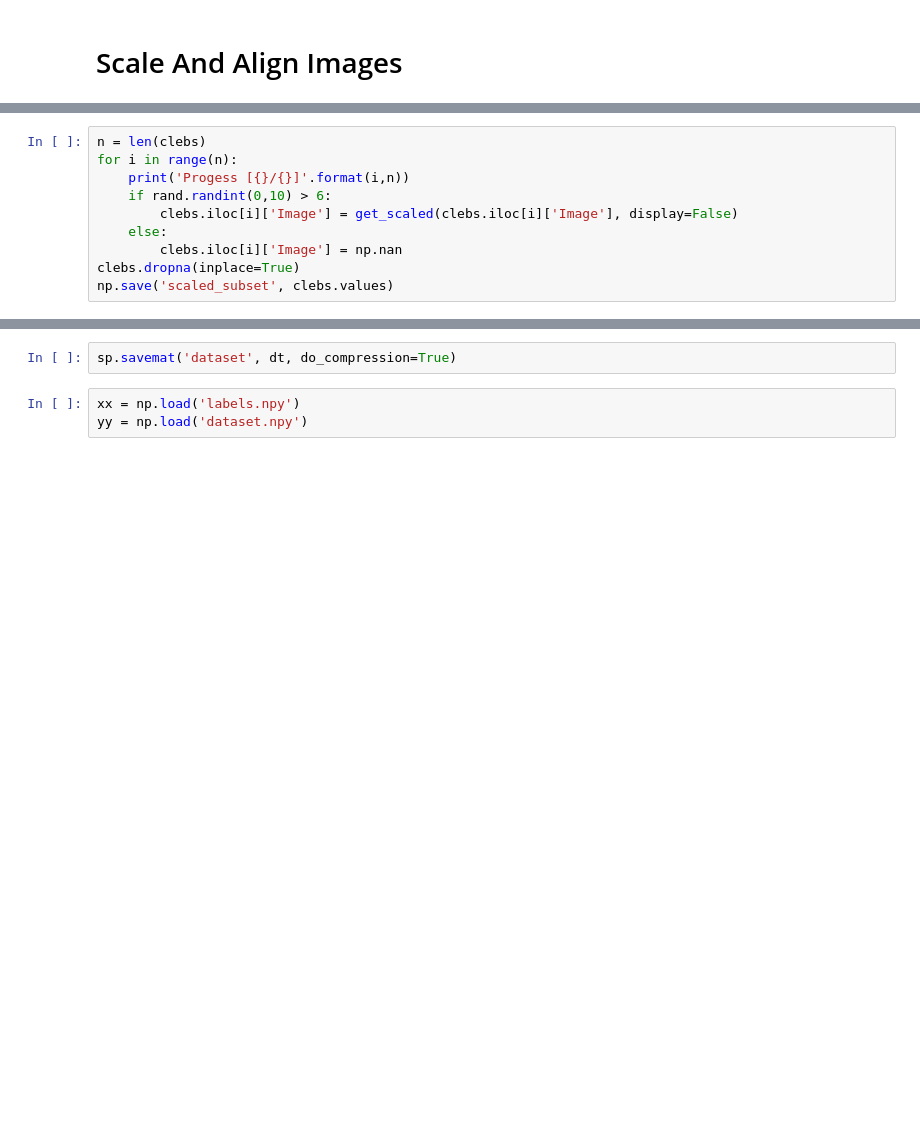
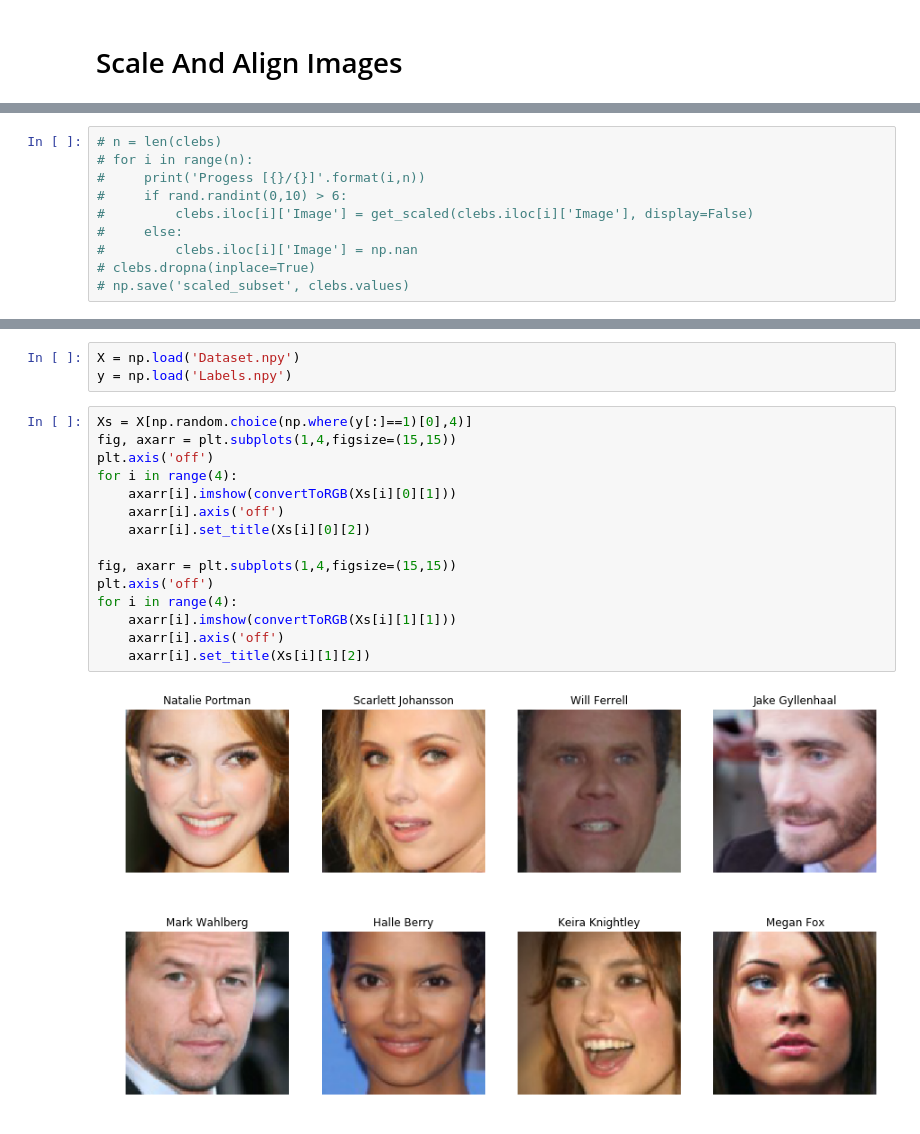
Before and after one commit to NihPat95/Face-Recognition, a Jupyter notebook: FaceRecognition.ipynb, the cells around one changed output, grey strips where cells are left out. Drawn from its saved outputs; the diff is of its cells as text; blank space fills up the shorter version.

```diff
--- a/FaceRecognition.ipynb
+++ b/FaceRecognition.ipynb
@@ -168,10 +171,10 @@ scaleimg = scale_face(img_raw, landmarks, display=True)
 # %%
-n = len(clebs)
-for i in range(n):
-    print('Progess [{}/{}]'.format(i,n))
-    if rand.randint(0,10) > 6:
-        clebs.iloc[i]['Image'] = get_scaled(clebs.iloc[i]['Image'], display=False)
-    else:
-        clebs.iloc[i]['Image'] = np.nan
-clebs.dropna(inplace=True)
-np.save('scaled_subset', clebs.values)
+# n = len(clebs)
+# for i in range(n):
+#     print('Progess [{}/{}]'.format(i,n))
+#     if rand.randint(0,10) > 6:
+#         clebs.iloc[i]['Image'] = get_scaled(clebs.iloc[i]['Image'], display=False)
+#     else:
+#         clebs.iloc[i]['Image'] = np.nan
+# clebs.dropna(inplace=True)
+# np.save('scaled_subset', clebs.values)
@@ -224,8 +208,24 @@ dt['y'] = y
 # %% [output]
 (163254, 2, 3)
 (163254, 1)
-# %%
-sp.savemat('dataset', dt, do_compression=True)
 # %%
-xx = np.load('labels.npy')
-yy = np.load('dataset.npy')
+X = np.load('Dataset.npy')
+y = np.load('Labels.npy')
+# %%
+Xs = X[np.random.choice(np.where(y[:]==1)[0],4)]
+fig, axarr = plt.subplots(1,4,figsize=(15,15))
+plt.axis('off')
+for i in range(4):
+    axarr[i].imshow(convertToRGB(Xs[i][0][1]))
+    axarr[i].axis('off')
+    axarr[i].set_title(Xs[i][0][2])
+
+fig, axarr = plt.subplots(1,4,figsize=(15,15))
+plt.axis('off')
+for i in range(4):
+    axarr[i].imshow(convertToRGB(Xs[i][1][1]))
+    axarr[i].axis('off')
+    axarr[i].set_title(Xs[i][1][2])
+# %% [output]
+[figure, added]
+[figure, added]
```
Also changed, not shown: parts of 11 cells of this notebook, 2 other files.
